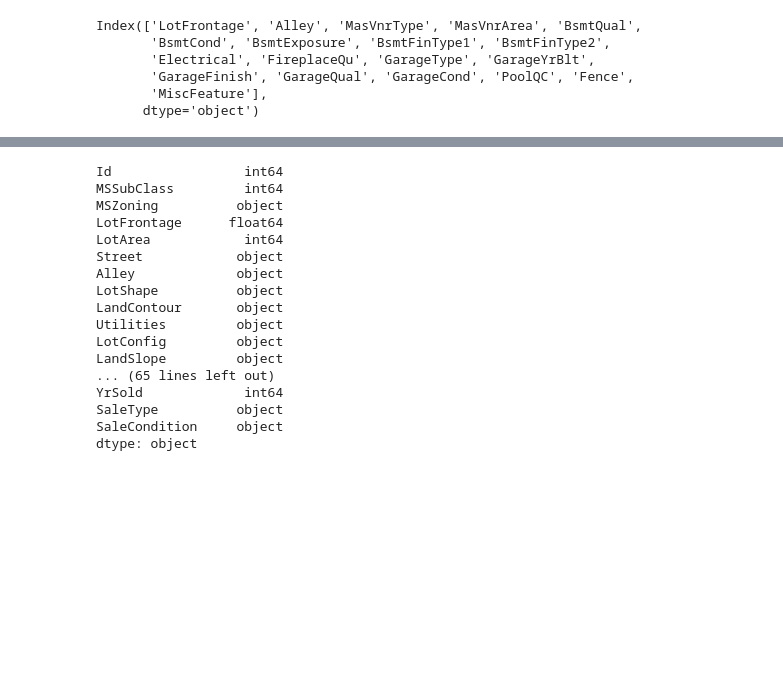
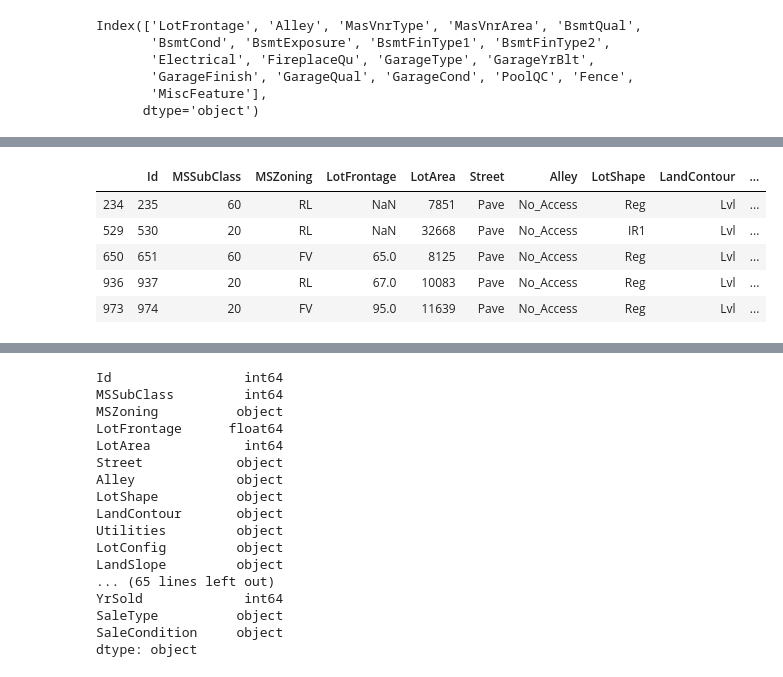
Before and after one commit to ber0-0/BrainStation-Capstone-Sale-Price-Prediction, a Jupyter notebook: Data_Cleansing.ipynb, the cells around one changed output, grey strips where cells are left out. Drawn from its saved outputs; the diff is of its cells as text; code cells hidden in the pictures; blank space fills up the shorter version.

```diff
--- a/Data_Cleansing.ipynb
+++ b/Data_Cleansing.ipynb
@@ -84,0 +114,9 @@ Index(['LotFrontage', 'Alley', 'MasVnrType', 'MasVnrArea', 'BsmtQual',
+# %%
+dt[dt['MasVnrArea'].isna()==True].head()
+# %% [output]
+|  | Id | MSSubClass | MSZoning | LotFrontage | LotArea | Street | Alley | LotShape | LandContour | ... |
+| 234 | 235 | 60 | RL | NaN | 7851 | Pave | No_Access | Reg | Lvl | ... |
+| 529 | 530 | 20 | RL | NaN | 32668 | Pave | No_Access | IR1 | Lvl | ... |
+| 650 | 651 | 60 | FV | 65.0 | 8125 | Pave | No_Access | Reg | Lvl | ... |
+| 936 | 937 | 20 | RL | 67.0 | 10083 | Pave | No_Access | Reg | Lvl | ... |
+| 973 | 974 | 20 | FV | 95.0 | 11639 | Pave | No_Access | Reg | Lvl | ... |
```
Also changed, not shown: parts of 5 cells of this notebook.
